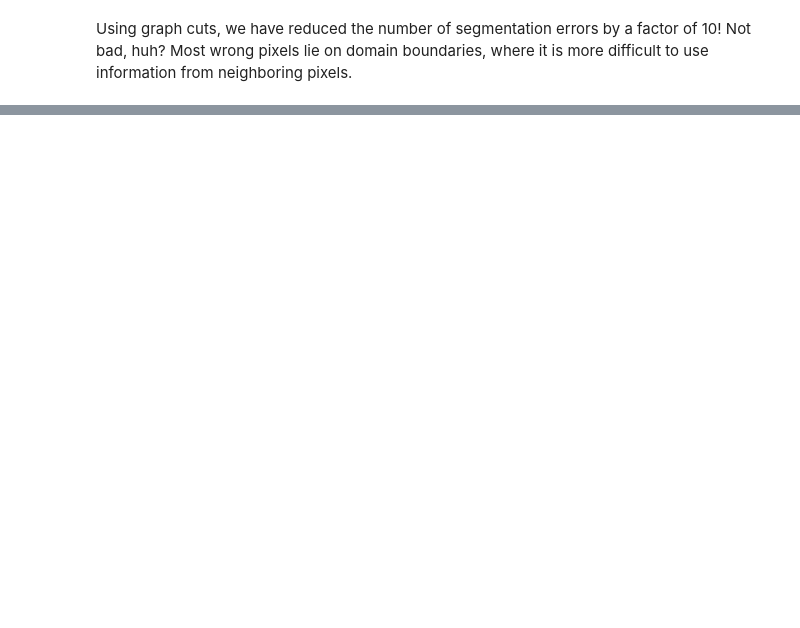
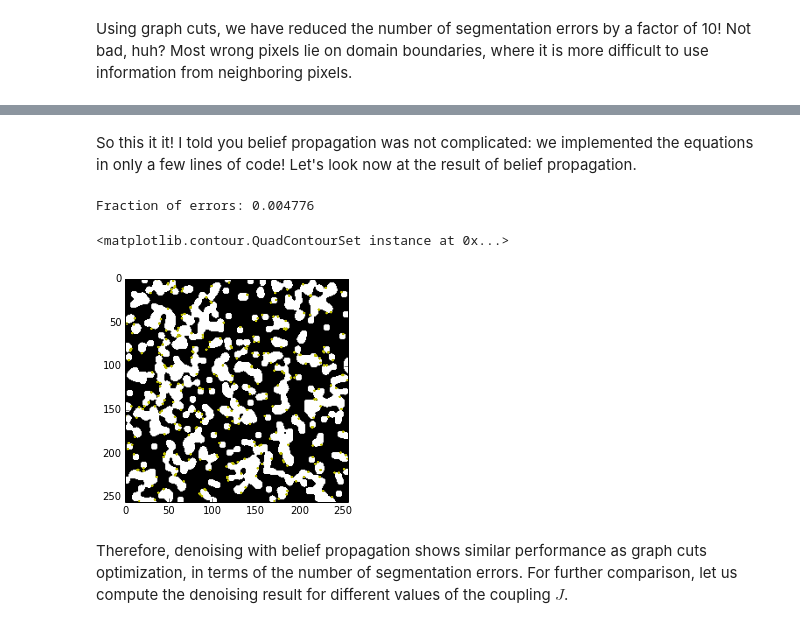
Before and after one commit to emmanuelle/image-processing-tutorials, a Jupyter notebook: binary_segmentation.ipynb, the cells around one changed output, grey strips where cells are left out. Cells and saved outputs as stored; diff of their text form; code cells hidden in the pictures; blank space fills up the shorter version.

Commit message:
Added part on belief propagation.

```diff
--- a/binary_segmentation.ipynb
+++ b/binary_segmentation.ipynb
@@ -106,0 +207,17 @@ Graph cuts is an awesome algorithm, that is both flexible, accurate and fast, wi
+# %% [markdown]
+So this it it! I told you belief propagation was not complicated: we implemented the equations in only a few lines of code! Let's look now at the result of belief propagation.
+# %%
+J = 1
+result_bp = np.sign(BP_mrf(noisy_im, J, n_step=50))
+errors_bp = np.logical_not(result_bp == im)
+print('Fraction of errors: %f' %errors_bp.mean())
+# %% [output]
+Fraction of errors: 0.004776
+# %%
+plt.imshow(result_bp, cmap='gray')
+plt.contour(errors_bp, colors='y')
+# %% [output]
+<matplotlib.contour.QuadContourSet instance at 0x...>
+[figure, added]
+# %% [markdown]
+Therefore, denoising with belief propagation shows similar performance as graph cuts optimization, in terms of the number of segmentation errors. For further comparison, let us compute the denoising result for different values of the coupling $J$.
```
Also changed, not shown: parts of 27 cells of this notebook, 2 other files.
